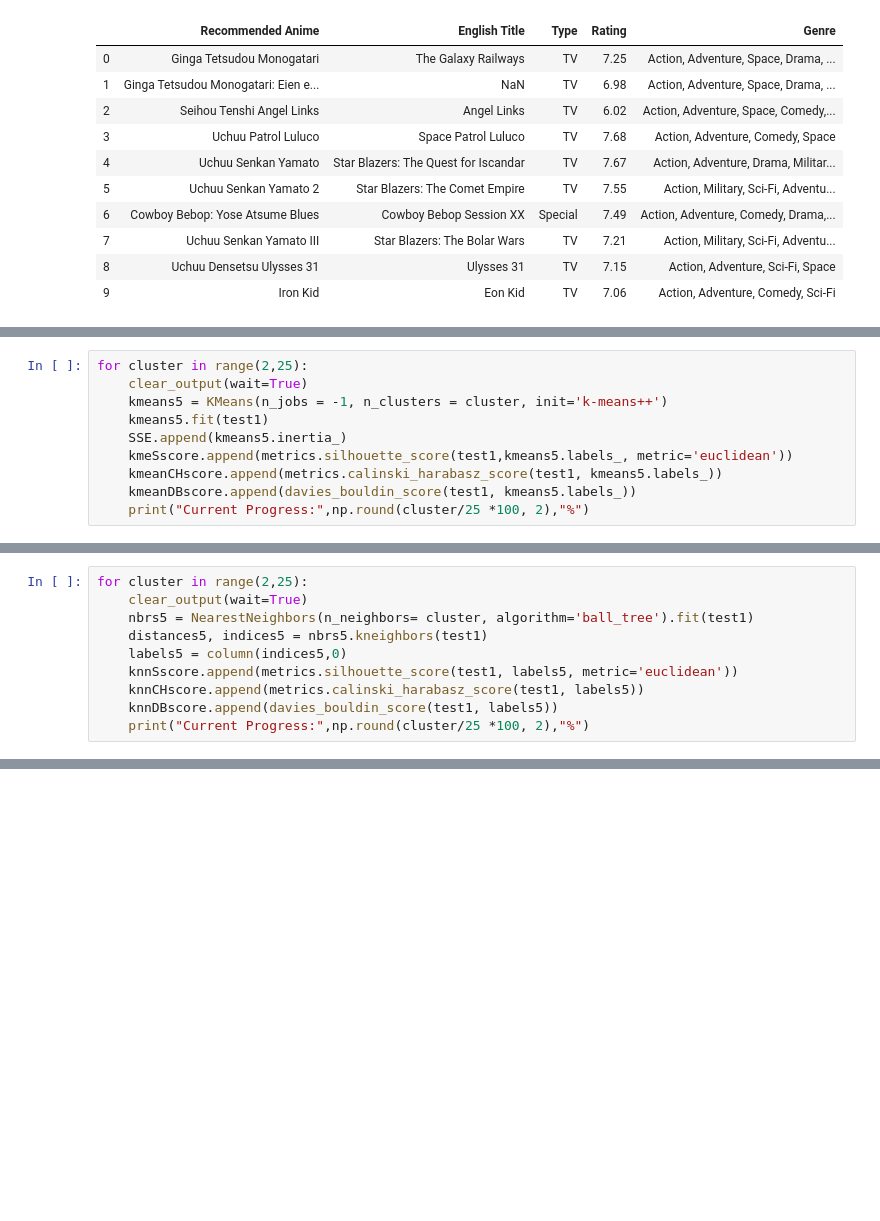
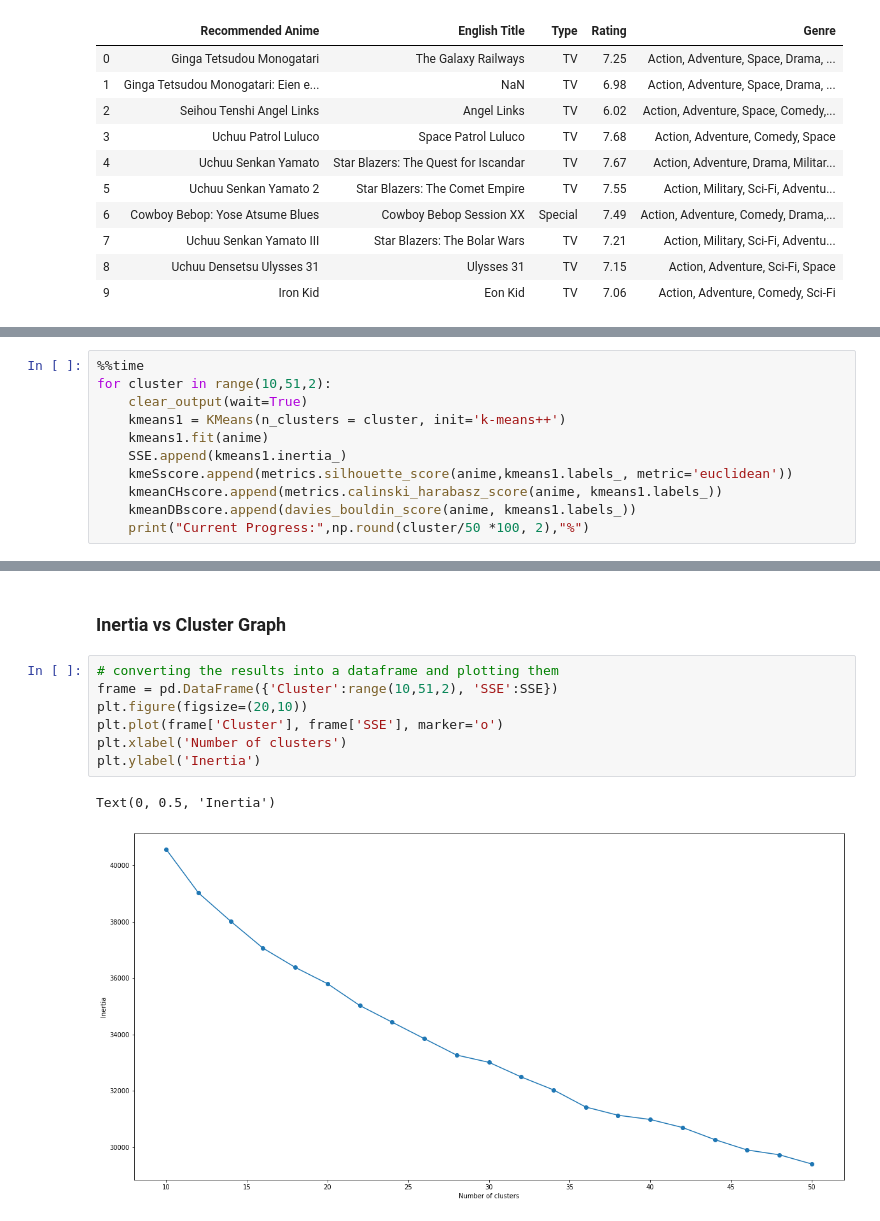
Before and after one commit to FHShubho/Anime_Recommender, a Jupyter notebook: Anime Recommender.ipynb, the cells around one changed output, grey strips where cells are left out. Drawn from its saved outputs; the diff is of its cells as text; blank space fills up the shorter version.

Commit message:
Added K means and Cluster Evaluation

```diff
--- a/Anime Recommender.ipynb
+++ b/Anime Recommender.ipynb
@@ -933,10 +576,0 @@ kmeanDBscore = []
-# %%
-for cluster in range(2,25):
-    clear_output(wait=True)
-    kmeans5 = KMeans(n_jobs = -1, n_clusters = cluster, init='k-means++')
-    kmeans5.fit(test1)
-    SSE.append(kmeans5.inertia_)
-    kmeSscore.append(metrics.silhouette_score(test1,kmeans5.labels_, metric='euclidean'))
-    kmeanCHscore.append(metrics.calinski_harabasz_score(test1, kmeans5.labels_))
-    kmeanDBscore.append(davies_bouldin_score(test1, kmeans5.labels_))
-    print("Current Progress:",np.round(cluster/25 *100, 2),"%")
@@ -1032,10 +576,0 @@ knnDBscore = []
-# %%
-for cluster in range(2,25):
-    clear_output(wait=True)
-    nbrs5 = NearestNeighbors(n_neighbors= cluster, algorithm='ball_tree').fit(test1)
-    distances5, indices5 = nbrs5.kneighbors(test1)
-    labels5 = column(indices5,0)
-    knnSscore.append(metrics.silhouette_score(test1, labels5, metric='euclidean'))
-    knnCHscore.append(metrics.calinski_harabasz_score(test1, labels5))
-    knnDBscore.append(davies_bouldin_score(test1, labels5))
-    print("Current Progress:",np.round(cluster/25 *100, 2),"%")
@@ -1125,0 +750,11 @@ knnCHscore.append(metrics.calinski_harabasz_score(test1, labels5))
+# %%
+%%time
+for cluster in range(10,51,2):
+    clear_output(wait=True)
+    kmeans1 = KMeans(n_clusters = cluster, init='k-means++')
+    kmeans1.fit(anime)
+    SSE.append(kmeans1.inertia_)
+    kmeSscore.append(metrics.silhouette_score(anime,kmeans1.labels_, metric='euclidean'))
+    kmeanCHscore.append(metrics.calinski_harabasz_score(anime, kmeans1.labels_))
+    kmeanDBscore.append(davies_bouldin_score(anime, kmeans1.labels_))
+    print("Current Progress:",np.round(cluster/50 *100, 2),"%")
@@ -1125,0 +764,12 @@ knnCHscore.append(metrics.calinski_harabasz_score(test1, labels5))
+# %% [markdown]
+### Inertia vs Cluster Graph
+# %%
+# converting the results into a dataframe and plotting them
+frame = pd.DataFrame({'Cluster':range(10,51,2), 'SSE':SSE})
+plt.figure(figsize=(20,10))
+plt.plot(frame['Cluster'], frame['SSE'], marker='o')
+plt.xlabel('Number of clusters')
+plt.ylabel('Inertia')
+# %% [output]
+Text(0, 0.5, 'Inertia')
+[figure, added]
```
Also changed, not shown: parts of 158 cells of this notebook.
